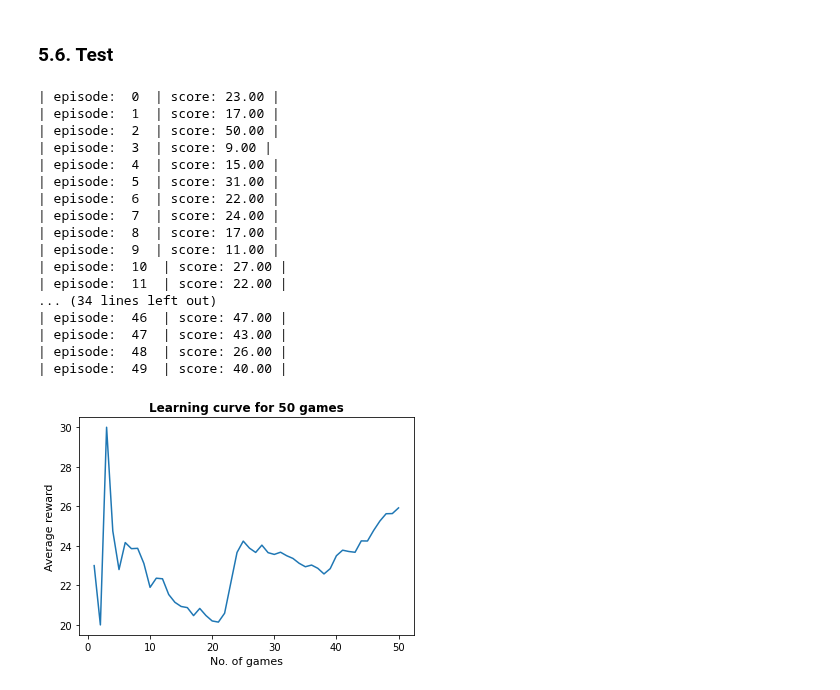
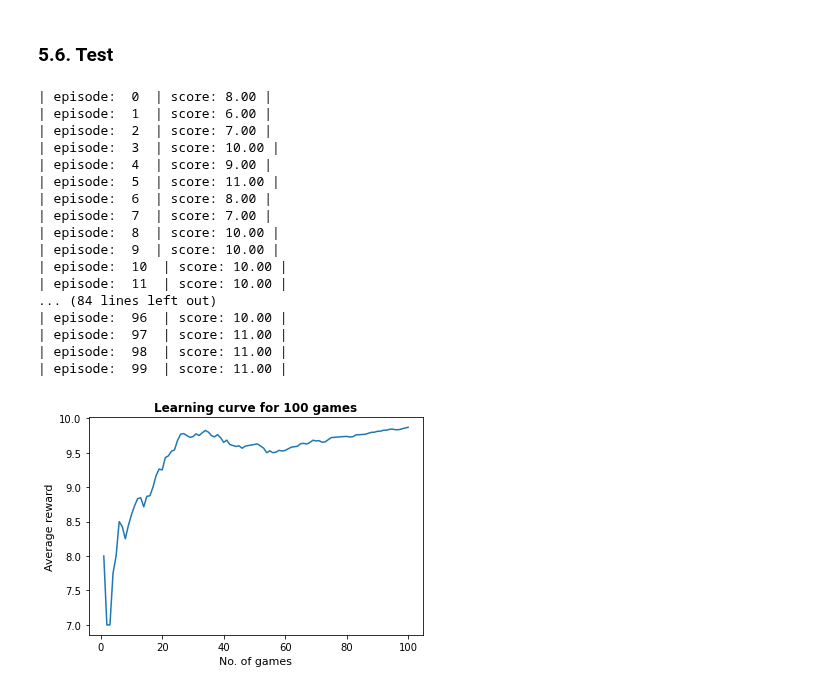
Before and after one commit to mughees-asif/dip, a Jupyter notebook: deep-learning-dip.ipynb, the cells around one changed output. Cells and saved outputs as stored; diff of their text form; code cells hidden in the pictures.

Commit message:
Updated equations of motion in environment

```diff
--- a/deep-learning-dip.ipynb
+++ b/deep-learning-dip.ipynb
@@ -586,12 +499,9 @@ def _int_list_from_bigint(bigint):
 # %%
 """
 Adapted from the classic cart-pole system implemented by Rich Sutton et al.
-Copied from http://incompleteideas.net/sutton/book/code/pole.c
-permalink: https://perma.cc/C9ZM-652R
 """
 
-class CartPoleEnv(gym.Env):
-
+class DoubleInvertedPendulumMA(gym.Env):
     def __init__(self):
         self.gravity = 9.8
         self.masscart = 1.0
@@ -632,7 +542,7 @@ class CartPoleEnv(gym.Env):
         self.steps_beyond_done = None
 
     def seed(self, seed=None):
-        self.np_random, seed = np_random(seed)
+        self.np_random, seed = seeding.np_random(seed)
         return [seed]
 
     def step(self, action):
@@ -643,23 +553,35 @@ class CartPoleEnv(gym.Env):
         force = self.force_mag if action == 1 else -self.force_mag
         costheta = math.cos(theta)
         sintheta = math.sin(theta)
+        cosphi = math.cos(phi)
+        sinphi = math.cos(phi)
 
-        # For the interested reader:
-        # https://coneural.org/florian/papers/05_cart_pole.pdf
+        # TODO: double-check the equations
         temp = (force + self.polemass_length * theta_dot ** 2 * sintheta) / self.total_mass
-        thetaacc = (self.gravity * sintheta - costheta * temp) / (self.length * (4.0 / 3.0 - self.masspole * costheta ** 2 / self.total_mass))
+
+        thetaacc = (self.gravity * sintheta - costheta * temp) / \
+        (self.length * (4.0 / 3.0 - self.masspole * costheta ** 2 / self.total_mass))
+
+        phiacc = (self.gravity * sinphi - sinphi * temp) / \
+        (self.length * (4.0 / 3.0 - self.masspole * cosphi ** 2 / self.total_mass))
+
         xacc = temp - self.polemass_length * thetaacc * costheta / self.total_mass
 
         if self.kinematics_integrator == 'euler':
             x = x + self.tau * x_dot
             x_dot = x_dot + self.tau * xacc
             theta = theta + self.tau * theta_dot
+            phi = phi + self.tau * phi_dot
             theta_dot = theta_dot + self.tau * thetaacc
+            phi_dot = phi_dot + self.tau * phiacc
+            # print(f"phi_dot: {phi_dot}, theta_dot{theta_dot}")
         else:  # semi-implicit euler
             x_dot = x_dot + self.tau * xacc
             x = x + self.tau * x_dot
             theta_dot = theta_dot + self.tau * thetaacc
             theta = theta + self.tau * theta_dot
+            phi_dot = phi_dot + self.tau * phiacc
+            phi = phi + self.tau * phi_dot
 
         self.state = (x, x_dot, theta, theta_dot, phi, phi_dot)
 
@@ -668,6 +590,8 @@ class CartPoleEnv(gym.Env):
             or x > self.x_threshold
             or theta < -self.theta_threshold_radians
             or theta > self.theta_threshold_radians
+            or phi < -self.phi_threshold_radians
+            or phi > self.phi_threshold_radians
         )
 
         if not done:
@@ -697,7 +621,7 @@ class CartPoleEnv(gym.Env):
 ### 5.6. Test
 # %%
 # create environment
-env = CartPoleEnv()
+env = DoubleInvertedPendulumMA()
 N = 20
 batch_size = 5
 num_epochs = 4
@@ -707,7 +631,7 @@ agent = Agent(num_actions=env.action_space.n, batch_size=batch_size,
                 input_dimensions=env.observation_space.shape)
 
 # number of games
-num_games = 50
+num_games = 100
 
 # track best score: minimum score for the environment
 best_score = env.reward_range[0]
@@ -722,55 +646,54 @@ for i in range(num_games):
     terminal_flag = False
     score = 0
     while not terminal_flag:
-        # render(env)
         # choose action based on the current state of the environment
         action, probability, value = agent.action_choice(observation)
         observation_, reward, terminal_flag, info = env.step(action)
         num_steps += 1
         score += reward
 
         # store transition in the agent memory
         agent.interface_agent_memory(observation, action, probability, value, reward, terminal_flag)
         if num_steps % N == 0:
             agent.learn()
             learn_iters += 1
         observation = observation_
     score_history.append(score)
     average_score = np.mean(score_history[-100:])
 
     if average_score > best_score:
         best_score = average_score
 
     print('| episode: ', i, ' | score: %.2f |' % score)
 
 x = [i+1 for i in range(len(score_history))]
 
 def plot_learning_curve(x, scores):
     running_avg = np.zeros(len(scores))
     for i in range(len(running_avg)):
         running_avg[i] = np.mean(scores[max(0, i-100):(i+1)])
     plt.plot(x, running_avg)
     plt.title('Learning curve for %s games' % (x[-1]), fontweight='bold')
     plt.xlabel('No. of games', fontsize=11)
     plt.ylabel('Average reward', fontsize=11)
 
 plot_learning_curve(x, score_history)
 # %% [output]
-| episode:  0  | score: 23.00 |
-| episode:  1  | score: 17.00 |
-| episode:  2  | score: 50.00 |
-| episode:  3  | score: 9.00 |
-| episode:  4  | score: 15.00 |
-| episode:  5  | score: 31.00 |
-| episode:  6  | score: 22.00 |
-| episode:  7  | score: 24.00 |
-| episode:  8  | score: 17.00 |
-| episode:  9  | score: 11.00 |
-| episode:  10  | score: 27.00 |
-| episode:  11  | score: 22.00 |
-... (34 lines left out)
-| episode:  46  | score: 47.00 |
-| episode:  47  | score: 43.00 |
-| episode:  48  | score: 26.00 |
-| episode:  49  | score: 40.00 |
+| episode:  0  | score: 8.00 |
+| episode:  1  | score: 6.00 |
+| episode:  2  | score: 7.00 |
+| episode:  3  | score: 10.00 |
+| episode:  4  | score: 9.00 |
+| episode:  5  | score: 11.00 |
+| episode:  6  | score: 8.00 |
+| episode:  7  | score: 7.00 |
+| episode:  8  | score: 10.00 |
+| episode:  9  | score: 10.00 |
+| episode:  10  | score: 10.00 |
+| episode:  11  | score: 10.00 |
+... (84 lines left out)
+| episode:  96  | score: 10.00 |
+| episode:  97  | score: 11.00 |
+| episode:  98  | score: 11.00 |
+| episode:  99  | score: 11.00 |
-[figure, old version]
+[figure, new version]
```
Also changed, not shown: parts of 1 cell of this notebook.
